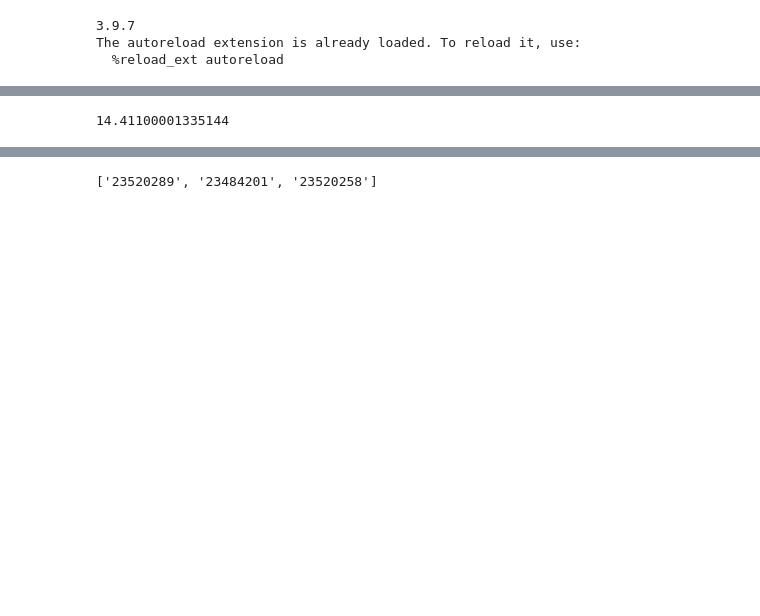
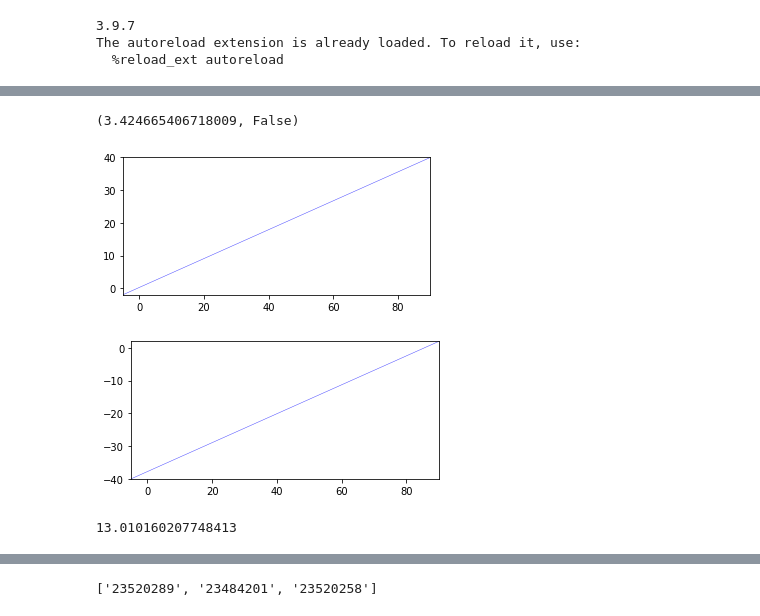
Before and after one commit to UlrikeScherer/Fish-Tracking-Visualization, a Jupyter notebook: Trajectory-Visualisation.ipynb, the cells around one changed output, grey strips where cells are left out. Saved outputs shown, nothing was run; the diff lists cells and outputs as text; code cells hidden in the pictures; blank space fills up the shorter version.

```diff
--- a/Trajectory-Visualisation.ipynb
+++ b/Trajectory-Visualisation.ipynb
@@ -51,3 +72,7 @@ days = get_days_in_order()
+# %%
+MEAN_GLOBAL + 3 * std_global, np.float64(2**60) < sum_sd
+# %% [output]
+(3.424665406718009, False)
 # %%
 from matplotlib.backends.backend_pdf import PdfPages
 
@@ -99,9 +114,11 @@ def plots_for_tex(camera_list, day_list, dpi=50):
 # %%
 tstart = time.time()
-plots_for_tex(cameras[:2], days[:2], dpi=100)
+plots_for_tex(cameras[:1], days[:2], dpi=100)
 print(time.time()-tstart)
 # %% [output]
+[figure, added]
+[figure, added]
-14.41100001335144
+13.010160207748413
 # %%
 tstart = time.time()
 plots_for_tex(cameras[:3], days, dpi=100)
```
Also changed, not shown: parts of 10 cells of this notebook, 13 other files.
